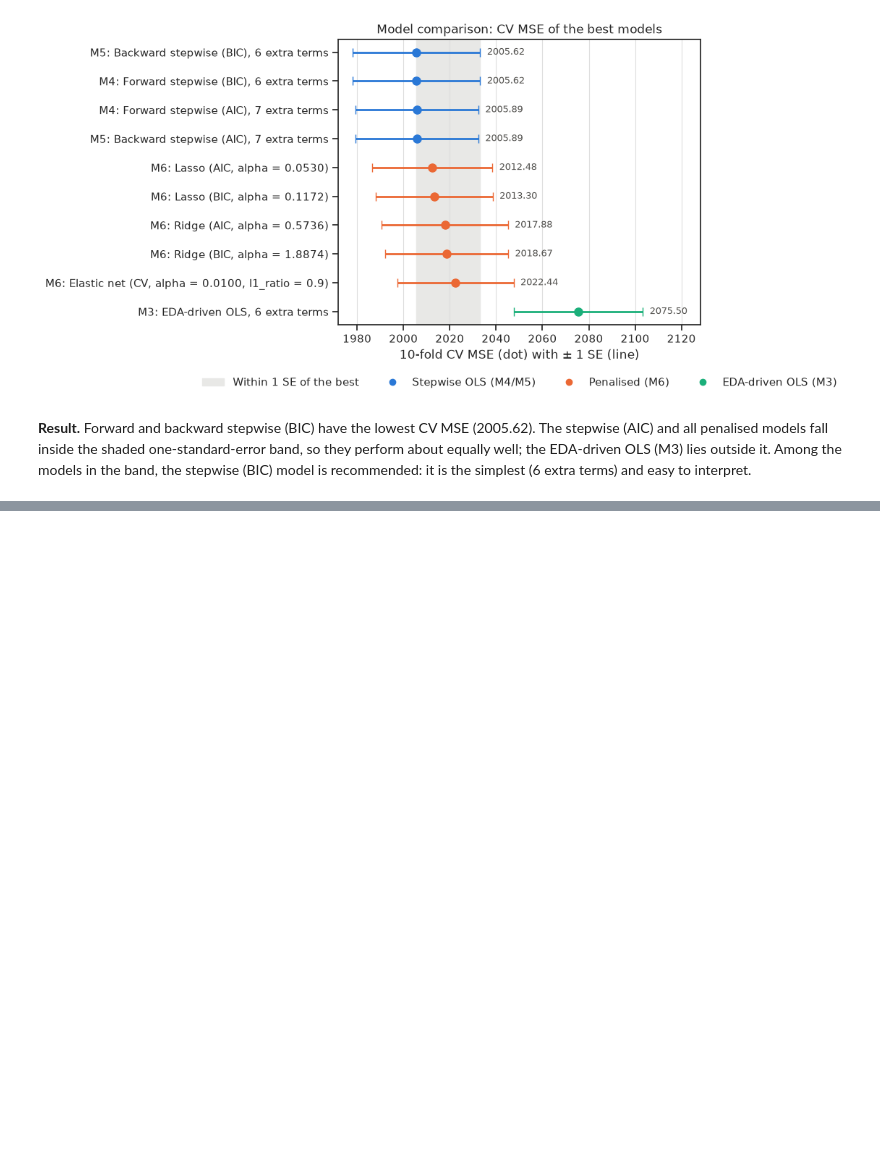
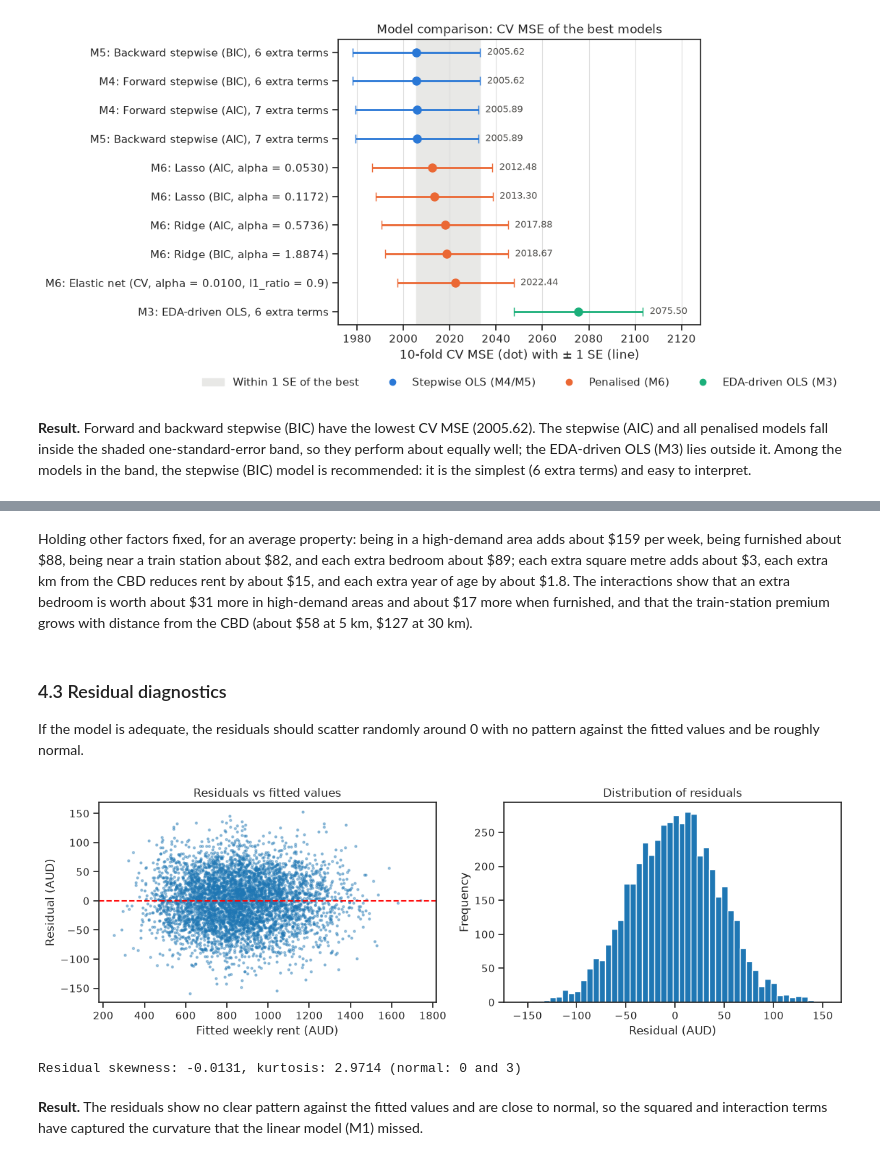
Before and after one commit to QingXueli/qbus2820, a Jupyter notebook: SID_Assignment1_implementation.ipynb, the cells around one changed output, grey strips where cells are left out. Drawn from its saved outputs; the diff is of its cells as text; code cells hidden in the pictures; blank space fills up the shorter version.

```diff
--- a/SID_Assignment1_implementation.ipynb
+++ b/SID_Assignment1_implementation.ipynb
@@ -1090,0 +1103,18 @@ Among the models in the band, the stepwise (BIC) model is recommended: it is the
+# %%
+final_terms = forward_path.loc[forward_path['BIC'].idxmin(), 'Terms']   # the 6 extra terms chosen by BIC (M4)
+final_columns = predictors + final_terms                                # 7 + 6 = 13 columns
+
+# statsmodels fit on all 5000 rows: coefficients, standard errors and p-values (as in Tutorial 7)
+x_with_intercept = sm.add_constant(X_all[final_columns], prepend=True)
+final_est = sm.OLS(y, x_with_intercept).fit()
+
+# scikit-learn fit on all 5000 rows: the same coefficients, used for predictions (and in the final cell)
+final_model = LinearRegression()
+final_model.fit(X_all[final_columns], y)
+
+coef_table = pd.DataFrame({'Coefficient': final_est.params, 'Std. error': final_est.bse, 'p-value': final_est.pvalues})
+print('R-squared: {:.4f}'.format(final_est.rsquared))
+print('Residual standard error: {:.4f} AUD'.format(np.sqrt(final_est.scale)))
+print('Training MSE: {:.4f}   10-fold CV MSE: {:.4f}'.format(np.mean(final_est.resid ** 2),
+      comparison_table.loc['M4: Forward stepwise (BIC), 6 extra terms', 'CV MSE']))
+coef_table.round(4)
@@ -1090,0 +1173,35 @@ Among the models in the band, the stepwise (BIC) model is recommended: it is the
+# %% [markdown]
+Holding other factors fixed, for an average property: being in a high-demand area adds about \$159 per week, being furnished
+about \$88, being near a train station about \$82, and each extra bedroom about \$89; each extra square metre adds about \$3,
+each extra km from the CBD reduces rent by about \$15, and each extra year of age by about \$1.8. The interactions show that an
+extra bedroom is worth about \$31 more in high-demand areas and about \$17 more when furnished, and that the train-station
+premium grows with distance from the CBD (about \$58 at 5 km, \$127 at 30 km).
+# %% [markdown]
+### 4.3 Residual diagnostics
+
+If the model is adequate, the residuals should scatter randomly around 0 with no pattern against the fitted values and be
+roughly normal.
+# %%
+fitted = final_est.fittedvalues
+residuals = final_est.resid
+
+fig, ax = plt.subplots(1, 2, figsize=(12, 4))
+ax[0].scatter(fitted, residuals, s = 5, alpha = 0.4)
+ax[0].axhline(0, color = 'red', linestyle = '--')                      # residuals should scatter around 0
+ax[0].set_xlabel('Fitted weekly rent (AUD)')
+ax[0].set_ylabel('Residual (AUD)')
+ax[0].set_title('Residuals vs fitted values')
+ax[1].hist(residuals, bins = 50)
+ax[1].set_xlabel('Residual (AUD)')
+ax[1].set_ylabel('Frequency')
+ax[1].set_title('Distribution of residuals')
+plt.tight_layout()
+plt.show()
+
+print('Residual skewness: {:.4f}, kurtosis: {:.4f} (normal: 0 and 3)'.format(residuals.skew(), residuals.kurt() + 3))
+# %% [output]
+[figure, added]
+Residual skewness: -0.0131, kurtosis: 2.9714 (normal: 0 and 3)
+# %% [markdown]
+**Result.** The residuals show no clear pattern against the fitted values and are close to normal, so the squared and
+interaction terms have captured the curvature that the linear model (M1) missed.
```
Also changed, not shown: parts of 9 cells of this notebook, 4 other files.
